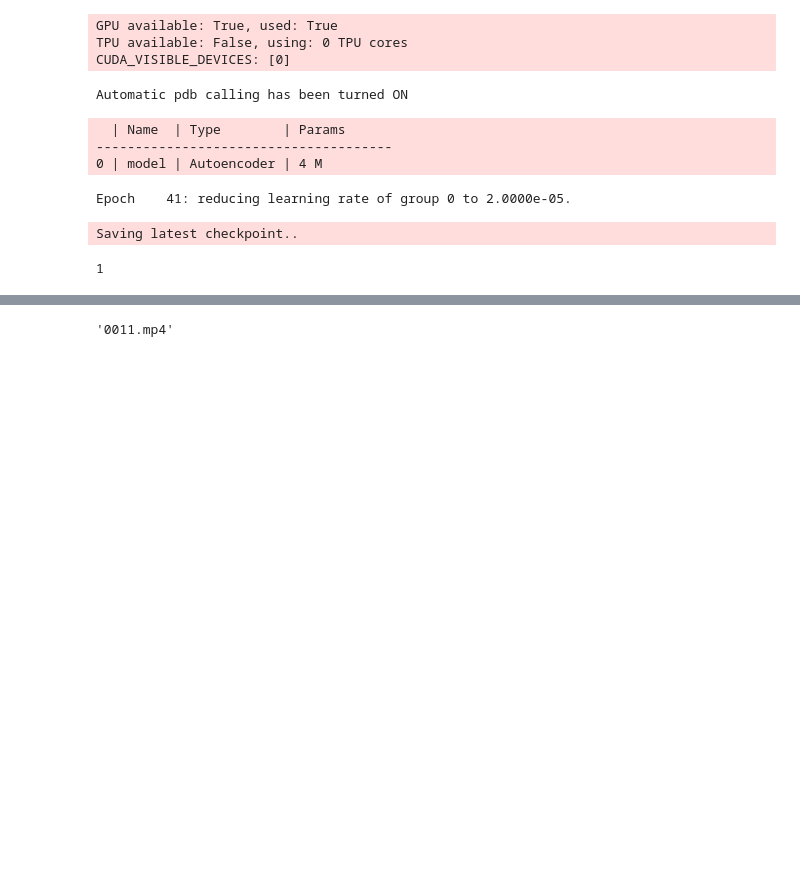
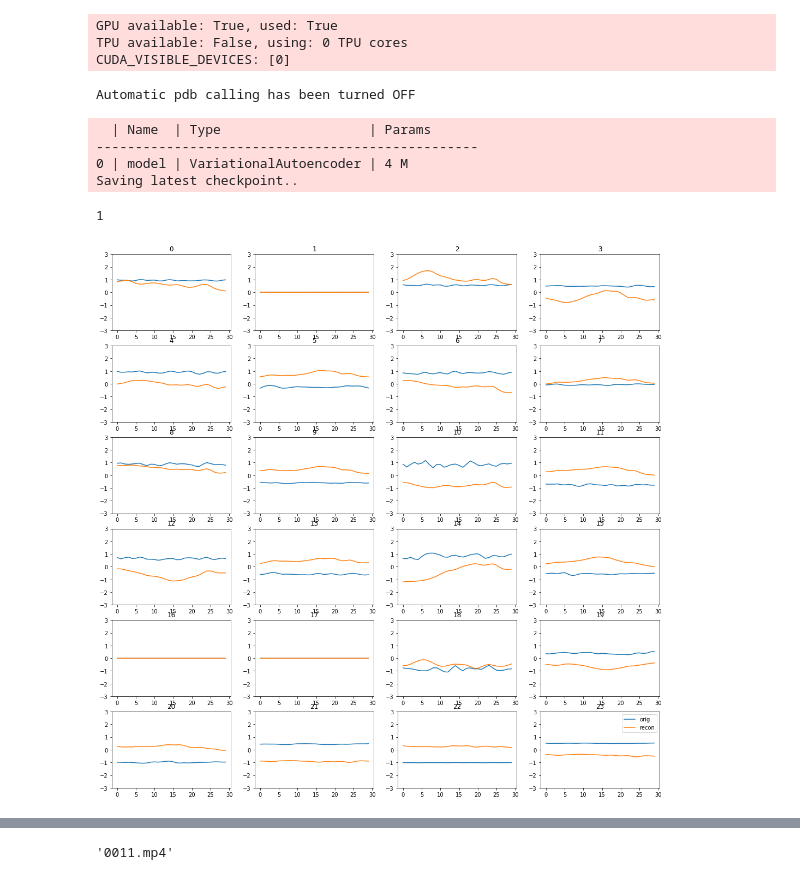
Before and after one commit to ysterin/deep_cluster, a Jupyter notebook: autoencoder KMeans.ipynb, the cells around one changed output, grey strips where cells are left out. Drawn from its saved outputs; the diff is of its cells as text; code cells hidden in the pictures; blank space fills up the shorter version.

```diff
--- a/autoencoder KMeans.ipynb
+++ b/autoencoder KMeans.ipynb
@@ -129,21 +206,39 @@ for subdir in os.listdir(data_root):
 # %%
-from simple_autoencoder import PLAutoencoder
+# from simple_autoencoder import PLAutoencoder
+# import importlib
+# importlib.reload(simple_autoencoder)
 
 %pdb off
-model = PLAutoencoder(n_neurons=[2*12*30, 1024, 1024, 512, 32], lr=1e-4, landmark_files=landmark_files)
+seqlen = 30
+model = PLAutoencoder(n_neurons=[2*12*seqlen, 1024, 1024, 512, 32], lr=3e-4, seqlen=seqlen, landmark_files=landmark_files)
 trainer = pl.Trainer(gpus=1, progress_bar_refresh_rate=10, max_epochs=50, )
 trainer.fit(model)
 # %% [output]
 GPU available: True, used: True
 TPU available: False, using: 0 TPU cores
 CUDA_VISIBLE_DEVICES: [0]
-Automatic pdb calling has been turned ON
+Automatic pdb calling has been turned OFF
-  | Name  | Type        | Params
---------------------------------------
-0 | model | Autoencoder | 4 M
+  | Name  | Type                   | Params
+-------------------------------------------------
+0 | model | VariationalAutoencoder | 4 M
+Saving latest checkpoint..
-Epoch    41: reducing learning rate of group 0 to 2.0000e-05.
+1
-Saving latest checkpoint..
-1
+# %%
+def compare_plot(x, y):
+    x = x.reshape(seqlen, 24)
+    y = y.reshape(seqlen, 24)
+    fig, axes = plt.subplots(ncols=4, nrows=6, figsize=(18, 18))
+    for i in range(6):
+        for j in range(4):
+            idx = 4*i + j
+            axes[i][j].plot(x[:,idx], label='orig')
+            axes[i][j].plot(y[:,idx], label='recon')
+            axes[i][j].set_title(f"{idx}")
+            axes[i][j].set_ylim(-3, 3)
+    plt.legend()
+compare_plot(bx[190].cpu().numpy(), out.loc[190].cpu().numpy())
+# %% [output]
+[figure, added]
 # %%
 dl = model.val_dataloader()
 bx = next(iter(dl))
```
Also changed, not shown: parts of 12 cells of this notebook.
